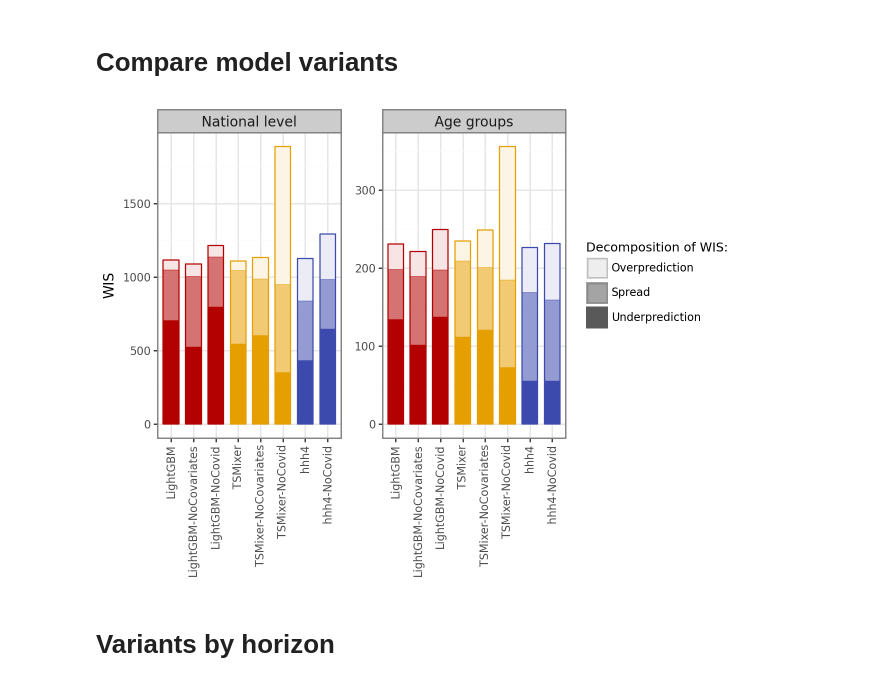
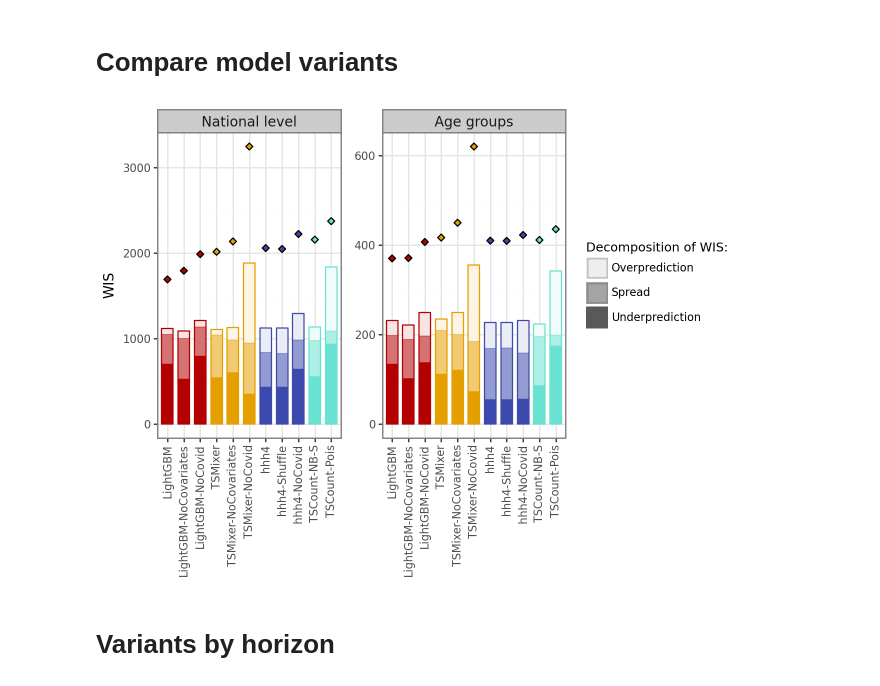
Before and after one commit to dwolffram/SARI-ML, a Jupyter notebook: post-covid/evaluation.ipynb, the cells around one changed output. Drawn from its saved outputs; the diff is of its cells as text; code cells hidden in the pictures.

```diff
--- a/post-covid/evaluation.ipynb
+++ b/post-covid/evaluation.ipynb
@@ -45,7 +48,7 @@ MODEL_COLORS = {
 MODEL_ORDER = ['Nowcast', 'Ensemble',
                'LightGBM', 'LightGBM-NoCovariates', 'LightGBM-NoCovid', 'LightGBM-Oracle', 'LightGBM-Skip', 'LightGBM-Uncorrected',
                'TSMixer', 'TSMixer-NoCovariates', 'TSMixer-NoCovid', 'TSMixer-Oracle', 'TSMixer-Skip', 'TSMixer-Uncorrected',
-               'hhh4', 'hhh4-NoCovid', 'hhh4-Oracle', 'hhh4-Skip', 'hhh4-Uncorrected', 'Persistence', 'Historical']
+               'hhh4', 'hhh4-Shuffle', 'hhh4-NoCovid', 'hhh4-Oracle', 'hhh4-Skip', 'hhh4-Uncorrected', 'TSCount-NB-S', 'TSCount-Pois', 'Persistence', 'Historical']
 # %%
 MAIN_MODELS = ['Ensemble', 'LightGBM', 'TSMixer', 'hhh4', 'Historical', 'Persistence']
 # %%
@@ -141,7 +146,7 @@ df_wide = pd.concat([
 
 df_wide['level'] = pd.Categorical(df_wide['level'], categories=['national', 'age'], ordered=True)
 
-df_long = pd.melt(df_wide, id_vars=['level', 'model'], value_vars=['wis', 'underprediction', 'spread', 'overprediction'],
+df_long = pd.melt(df_wide, id_vars=['level', 'model'], value_vars=['wis', 'underprediction', 'spread', 'overprediction', 'ae'],
                  var_name='metric', value_name='value')
 # %% [markdown]
 # Plots
@@ -155,8 +160,9 @@ def plot_total_scores(df_long, models=None):
 
     p = (ggplot()
         + facet_wrap('~level', nrow=1, scales='free_y', labeller=lambda x: ('National level' if x == 'national' else 'Age groups'))
+        + geom_point(df_long[df_long.metric == 'ae'], aes(x='model', y='value', fill='model'), shape='D', show_legend=False)
         + geom_bar(df_long[df_long.metric == 'wis'], aes(x='model', y='value', color='model'), fill='white', stat='identity', width=0.7, show_legend=False)
-        + geom_bar(df_long[df_long.metric != 'wis'], aes(x='model', y='value', fill='model', alpha='metric', color='model'), size=0.1, stat='identity', width=0.7,
+        + geom_bar(df_long[~df_long.metric.isin(['wis', 'ae'])], aes(x='model', y='value', fill='model', alpha='metric', color='model'), size=0.1, stat='identity', width=0.7,
                    show_legend={'color': False,
                                 'fill': False,
                                 'alpha': True})
@@ -164,7 +170,7 @@ def plot_total_scores(df_long, models=None):
         + scale_fill_manual(values=MODEL_COLORS)
         + scale_alpha_discrete(labels=["Overprediction", "Spread", "Underprediction"], guide=guide_legend(reverse=False))
         + labs(x="", y="WIS", color="Model", alpha="Decomposition of WIS:", title="")
-        #+ coord_flip()
+        # + coord_flip()
         + theme_bw()
         + custom_theme()
         + theme(legend_position='right',
@@ -444,11 +467,12 @@ df_wide = pd.concat([
 
 df_wide['level'] = pd.Categorical(df_wide['level'], categories=['national', 'age'], ordered=True)
 
-df_long = pd.melt(df_wide, id_vars=['level', 'model'], value_vars=['wis', 'underprediction', 'spread', 'overprediction'],
+df_long = pd.melt(df_wide, id_vars=['level', 'model'], value_vars=['wis', 'underprediction', 'spread', 'overprediction', 'ae'],
                  var_name='metric', value_name='value')
 # %%
-p = plot_total_scores(df_long, models=['LightGBM', 'LightGBM-NoCovariates', 'LightGBM-NoCovid', 'TSMixer', 'TSMixer-NoCovariates', 'TSMixer-NoCovid', 'hhh4', 'hhh4-NoCovid'])
+p = plot_total_scores(df_long, models=['LightGBM', 'LightGBM-NoCovariates', 'LightGBM-NoCovid', 'TSMixer', 'TSMixer-NoCovariates', 'TSMixer-NoCovid', 'hhh4', 'hhh4-Shuffle', 'hhh4-NoCovid',
+                                       'TSCount-NB-S', 'TSCount-NB', 'TSCount-Pois'])
 p
 # %% [output]
-[figure, old version]
+[figure, new version]
 # %%
```
Also changed, not shown: parts of 12 cells of this notebook, 4 other files.
